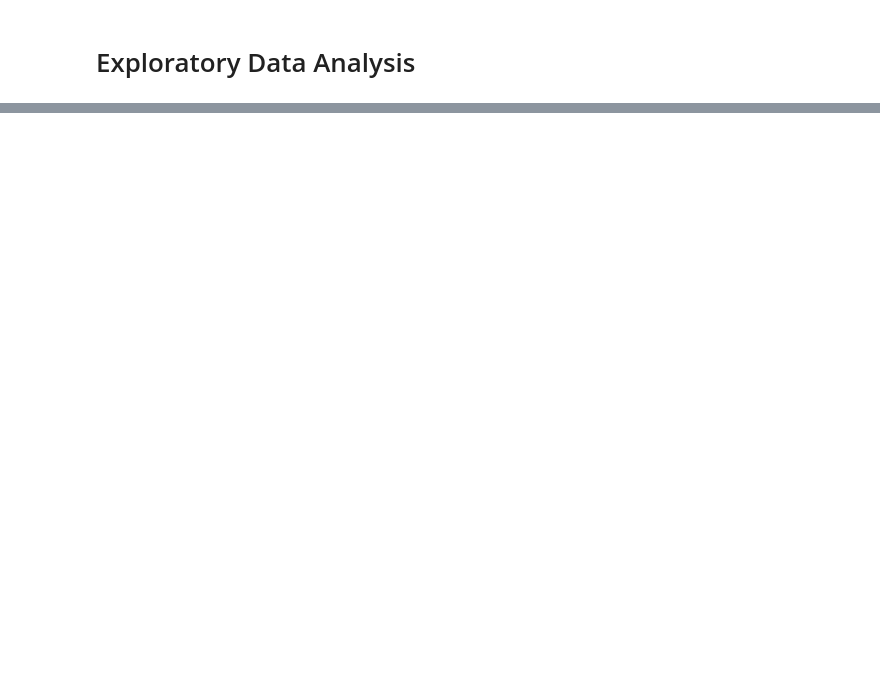
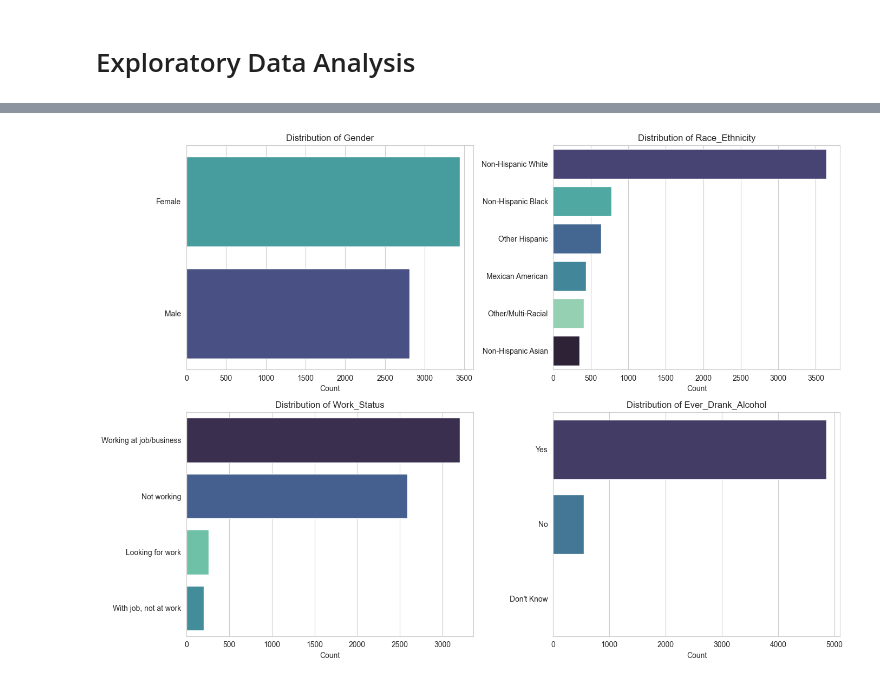
Before and after one commit to sophia-vo/CSE-158-Assignment-2, a Jupyter notebook: eda.ipynb, the cells around one changed output, grey strips where cells are left out. Saved outputs shown, nothing was run; the diff lists cells and outputs as text; code cells hidden in the pictures; blank space fills up the shorter version.

```diff
--- a/eda.ipynb
+++ b/eda.ipynb
@@ -139,0 +209,27 @@ plt.show()
+# %%
+cat_cols = ['Gender', 'Race_Ethnicity', 'Work_Status', 'Ever_Drank_Alcohol']
+fig, axes = plt.subplots(2, 2, figsize=(14, 10))
+axes = axes.flatten()
+
+for i, col in enumerate(cat_cols):
+    if col in df.columns:
+        sns.countplot(
+            data=df,
+            y=col,
+            hue=col,
+            ax=axes[i],
+            palette="mako",
+            order=df[col].value_counts().index
+        )
+        leg = axes[i].get_legend()
+        if leg is not None:
+            leg.remove()
+
+        axes[i].set_title(f'Distribution of {col}')
+        axes[i].set_xlabel('Count')
+        axes[i].set_ylabel('')
+
+plt.tight_layout()
+plt.show()
+# %% [output]
+[figure, added]
```
Also changed, not shown: parts of 41 cells of this notebook, 11 other files.
